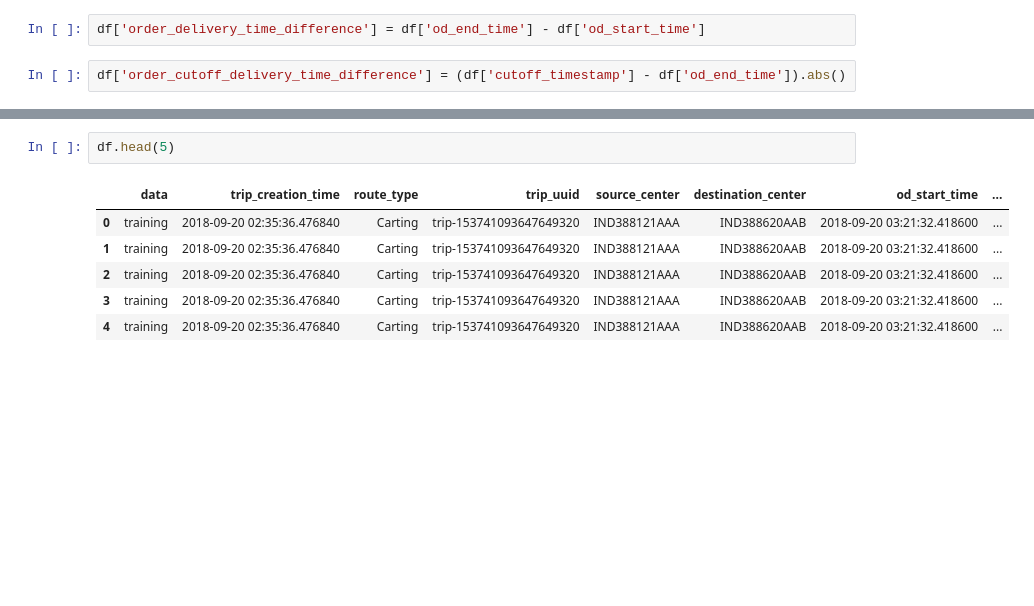
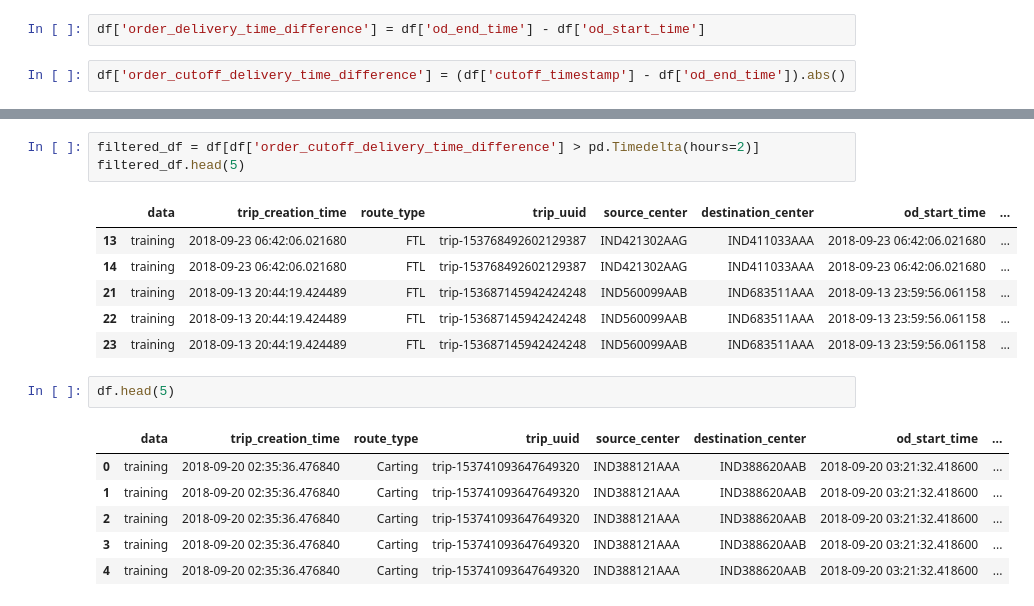
Before and after one commit to nikhilbansal23/DeliveryMarketModelling, a Jupyter notebook: Delivery_Market_Modelling.ipynb, the cells around one changed output, grey strips where cells are left out. Cells and saved outputs as stored; diff of their text form; blank space fills up the shorter version.

```diff
--- a/Delivery_Market_Modelling.ipynb
+++ b/Delivery_Market_Modelling.ipynb
@@ -116,3 +110,13 @@ Name: order_status, dtype: int64
+# %%
+filtered_df = df[df['order_cutoff_delivery_time_difference'] > pd.Timedelta(hours=2)]
+filtered_df.head(5)
+# %% [output]
+|  | data | trip_creation_time | route_type | trip_uuid | source_center | destination_center | od_start_time | ... |
+| 13 | training | 2018-09-23 06:42:06.021680 | FTL | trip-153768492602129387 | IND421302AAG | IND411033AAA | 2018-09-23 06:42:06.021680 | ... |
+| 14 | training | 2018-09-23 06:42:06.021680 | FTL | trip-153768492602129387 | IND421302AAG | IND411033AAA | 2018-09-23 06:42:06.021680 | ... |
+| 21 | training | 2018-09-13 20:44:19.424489 | FTL | trip-153687145942424248 | IND560099AAB | IND683511AAA | 2018-09-13 23:59:56.061158 | ... |
+| 22 | training | 2018-09-13 20:44:19.424489 | FTL | trip-153687145942424248 | IND560099AAB | IND683511AAA | 2018-09-13 23:59:56.061158 | ... |
+| 23 | training | 2018-09-13 20:44:19.424489 | FTL | trip-153687145942424248 | IND560099AAB | IND683511AAA | 2018-09-13 23:59:56.061158 | ... |
 # %%
 df.head(5)
 # %% [output]
```
Also changed, not shown: parts of 3 cells of this notebook.
